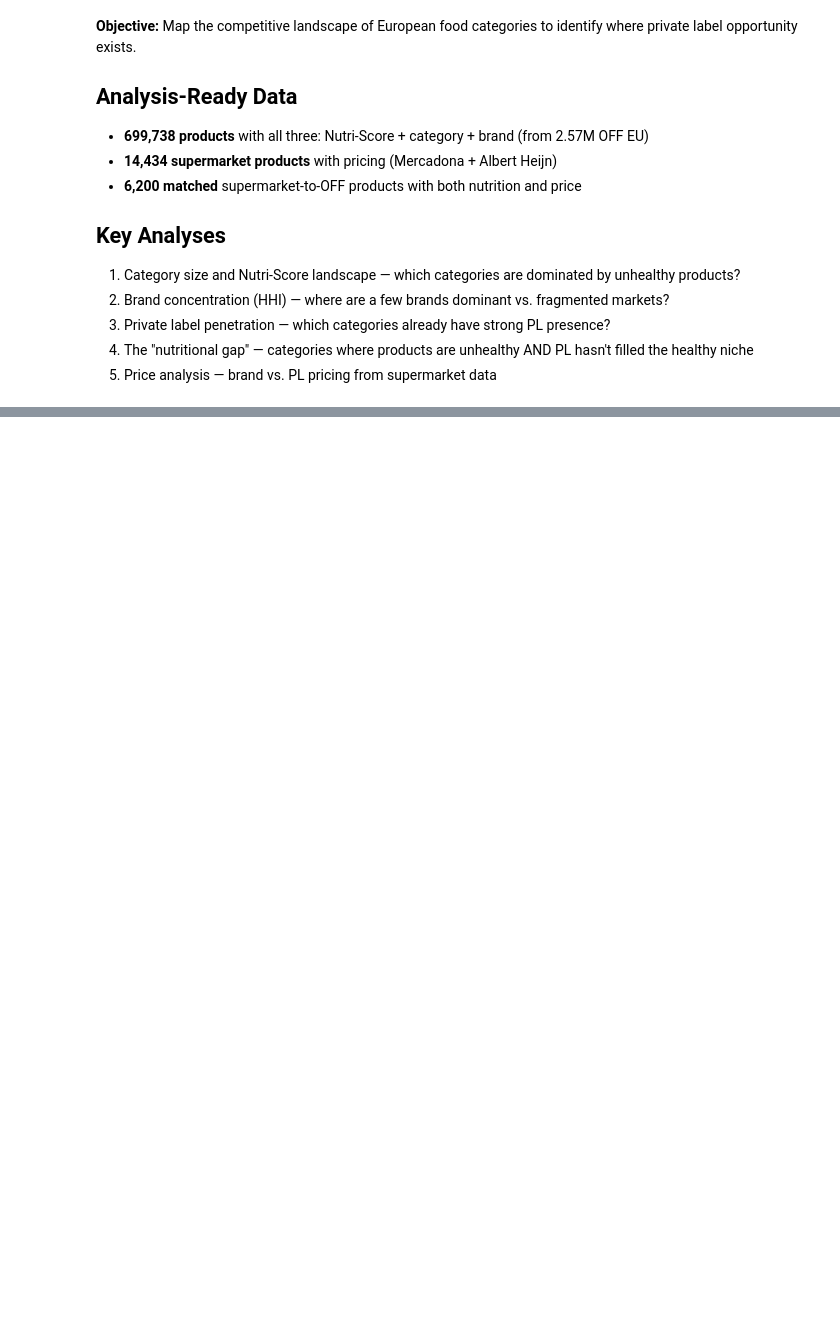
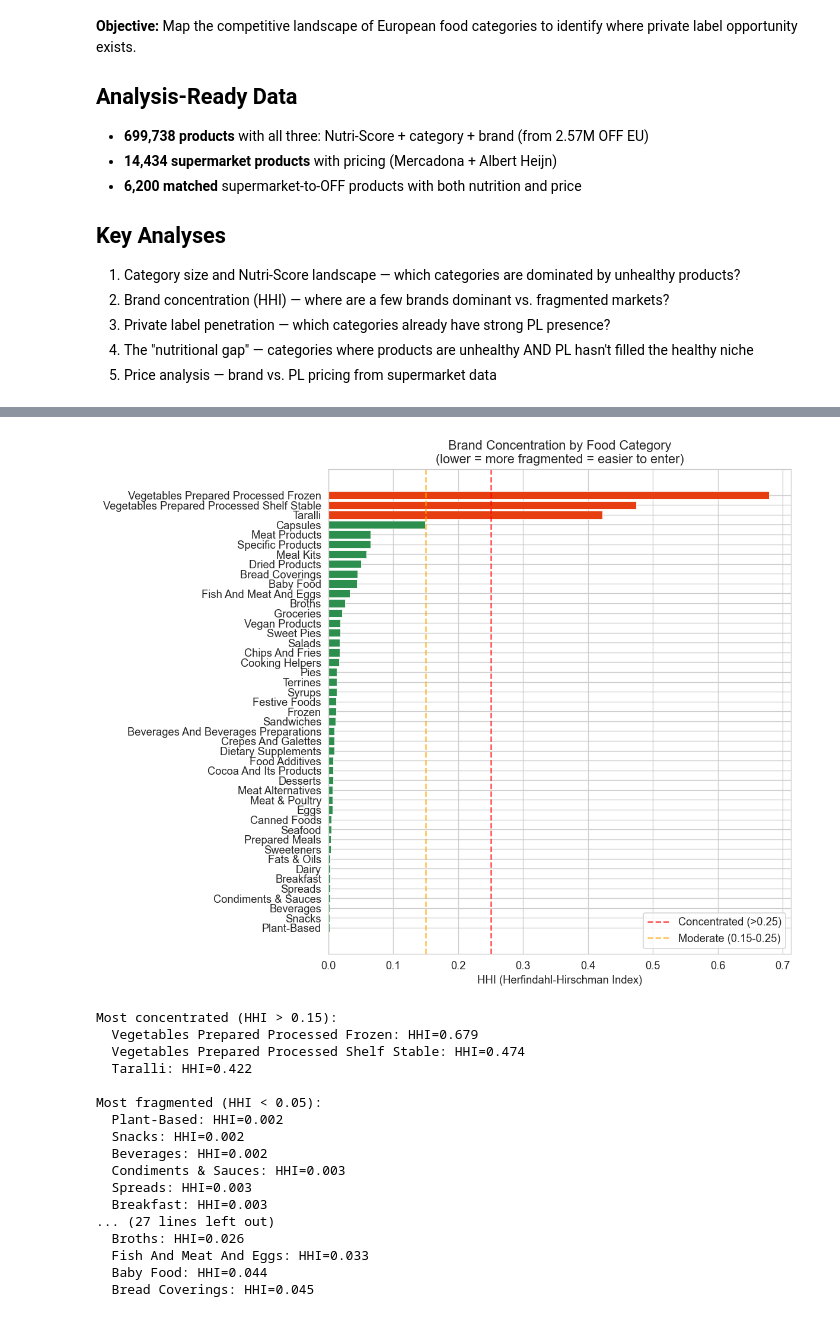
Before and after one commit to DrPrettyman/PrivateLabelOpportunities, a Jupyter notebook: notebooks/03_eda_category_landscape.ipynb, the cells around one changed output, grey strips where cells are left out. Saved outputs shown, nothing was run; the diff lists cells and outputs as text; code cells hidden in the pictures; blank space fills up the shorter version.

```diff
--- a/notebooks/03_eda_category_landscape.ipynb
+++ b/notebooks/03_eda_category_landscape.ipynb
@@ -38,0 +120,42 @@ sns.set_style("whitegrid")
+# %%
+# HHI by L1 category
+hhi = compute_hhi(df, 'category_l1', 'brand_clean')
+hhi = hhi.sort_values('hhi', ascending=True)
+
+fig, ax = plt.subplots(figsize=(10, 8))
+colors_hhi = ['#e63e11' if h > 0.25 else '#fecb02' if h > 0.15 else '#2d8f4e' for h in hhi['hhi']]
+ax.barh(hhi['category_l1'], hhi['hhi'], color=colors_hhi, edgecolor='white', linewidth=0.5)
+ax.axvline(0.25, color='red', linestyle='--', alpha=0.7, label='Concentrated (>0.25)')
+ax.axvline(0.15, color='orange', linestyle='--', alpha=0.7, label='Moderate (0.15-0.25)')
+ax.set_xlabel('HHI (Herfindahl-Hirschman Index)')
+ax.set_title('Brand Concentration by Food Category\n(lower = more fragmented = easier to enter)')
+ax.legend(loc='lower right')
+plt.tight_layout()
+plt.savefig(RESULTS_DIR / 'hhi_by_category.png', bbox_inches='tight', dpi=150)
+plt.show()
+
+print('Most concentrated (HHI > 0.15):')
+for _, row in hhi[hhi['hhi'] > 0.15].sort_values('hhi', ascending=False).iterrows():
+    print(f"  {row['category_l1']}: HHI={row['hhi']:.3f}")
+print('\nMost fragmented (HHI < 0.05):')
+for _, row in hhi[hhi['hhi'] < 0.05].sort_values('hhi').iterrows():
+    print(f"  {row['category_l1']}: HHI={row['hhi']:.3f}")
+# %% [output]
+[figure, added]
+Most concentrated (HHI > 0.15):
+  Vegetables Prepared Processed Frozen: HHI=0.679
+  Vegetables Prepared Processed Shelf Stable: HHI=0.474
+  Taralli: HHI=0.422
+
+Most fragmented (HHI < 0.05):
+  Plant-Based: HHI=0.002
+  Snacks: HHI=0.002
+  Beverages: HHI=0.002
+  Condiments & Sauces: HHI=0.003
+  Spreads: HHI=0.003
+  Breakfast: HHI=0.003
+... (27 lines left out)
+  Broths: HHI=0.026
+  Fish And Meat And Eggs: HHI=0.033
+  Baby Food: HHI=0.044
+  Bread Coverings: HHI=0.045
```
Also changed, not shown: parts of 14 cells of this notebook, 3 other files.
